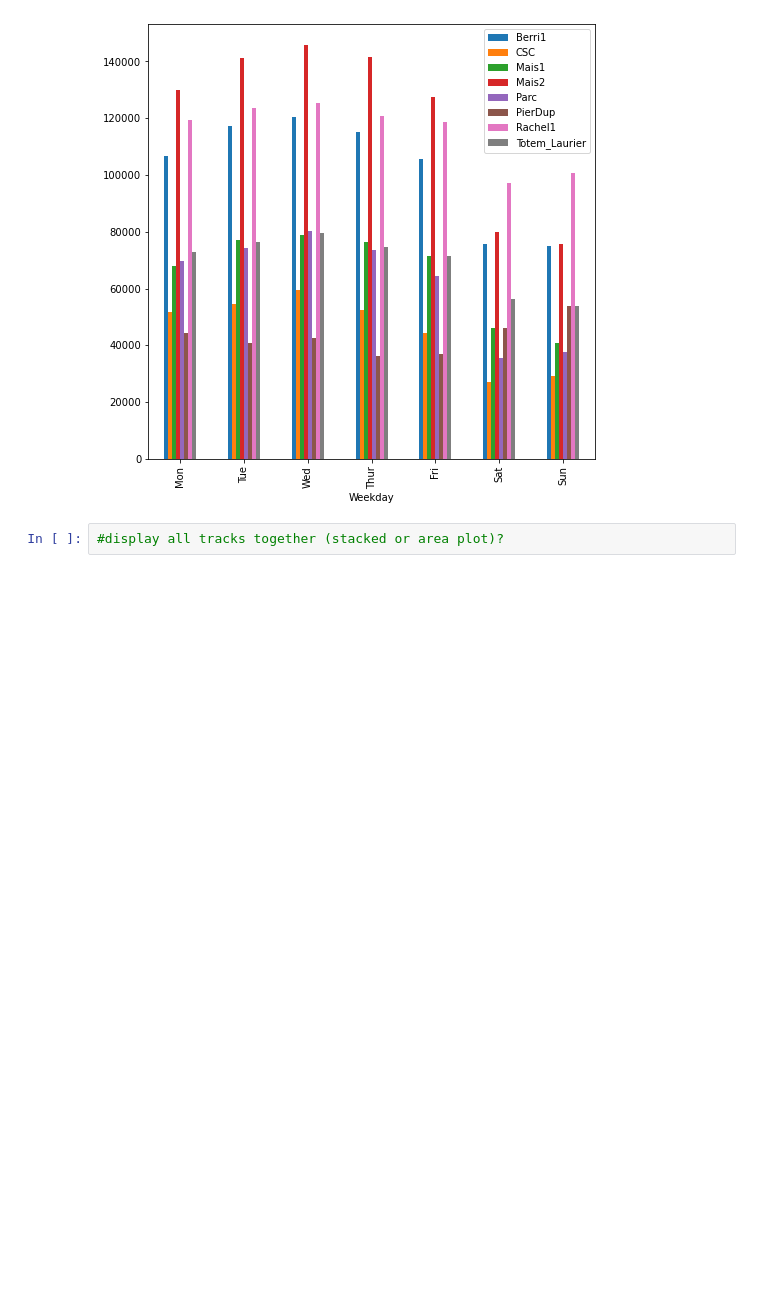
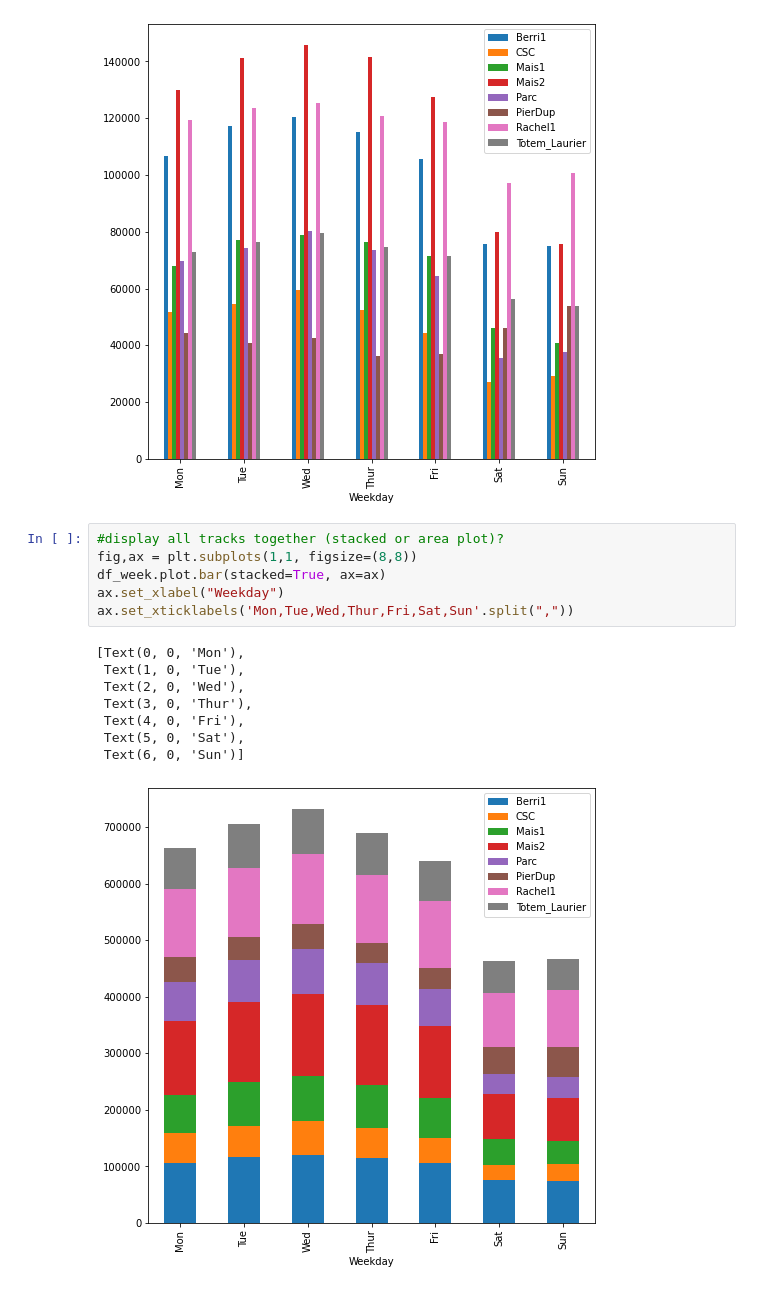
Before and after one commit to sunilsagar/Py-DayToDay, a Jupyter notebook: Module1/B1_21_22Sept/Day2.ipynb, the cells around one changed output. Saved outputs shown, nothing was run; the diff lists cells and outputs as text; blank space fills up the shorter version.

```diff
--- a/Module1/B1_21_22Sept/Day2.ipynb
+++ b/Module1/B1_21_22Sept/Day2.ipynb
@@ -46,5 +46,18 @@ ax.set_ylim(0)
 (0.0, 153153.0)
 [figure]
 [figure]
-# %%
-#display all tracks together (stacked or area plot)?
+# %%
+#display all tracks together (stacked or area plot)?
+fig,ax = plt.subplots(1,1, figsize=(8,8))
+df_week.plot.bar(stacked=True, ax=ax)
+ax.set_xlabel("Weekday")
+ax.set_xticklabels('Mon,Tue,Wed,Thur,Fri,Sat,Sun'.split(","))
+# %% [output]
+[Text(0, 0, 'Mon'),
+ Text(1, 0, 'Tue'),
+ Text(2, 0, 'Wed'),
+ Text(3, 0, 'Thur'),
+ Text(4, 0, 'Fri'),
+ Text(5, 0, 'Sat'),
+ Text(6, 0, 'Sun')]
+[figure, added]
```
